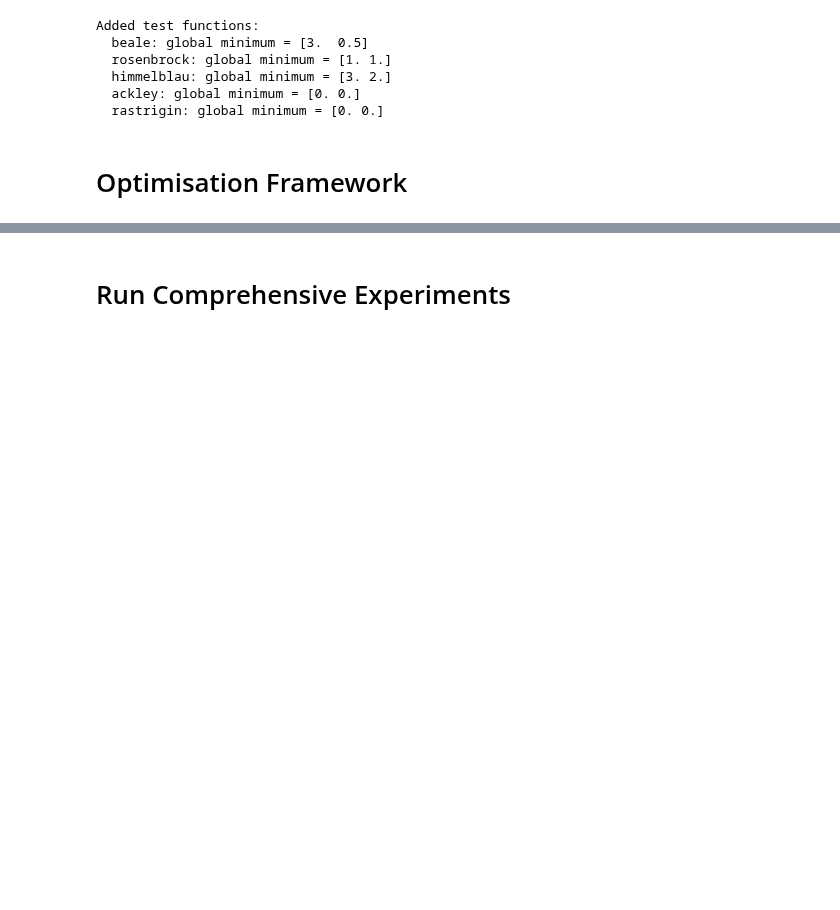
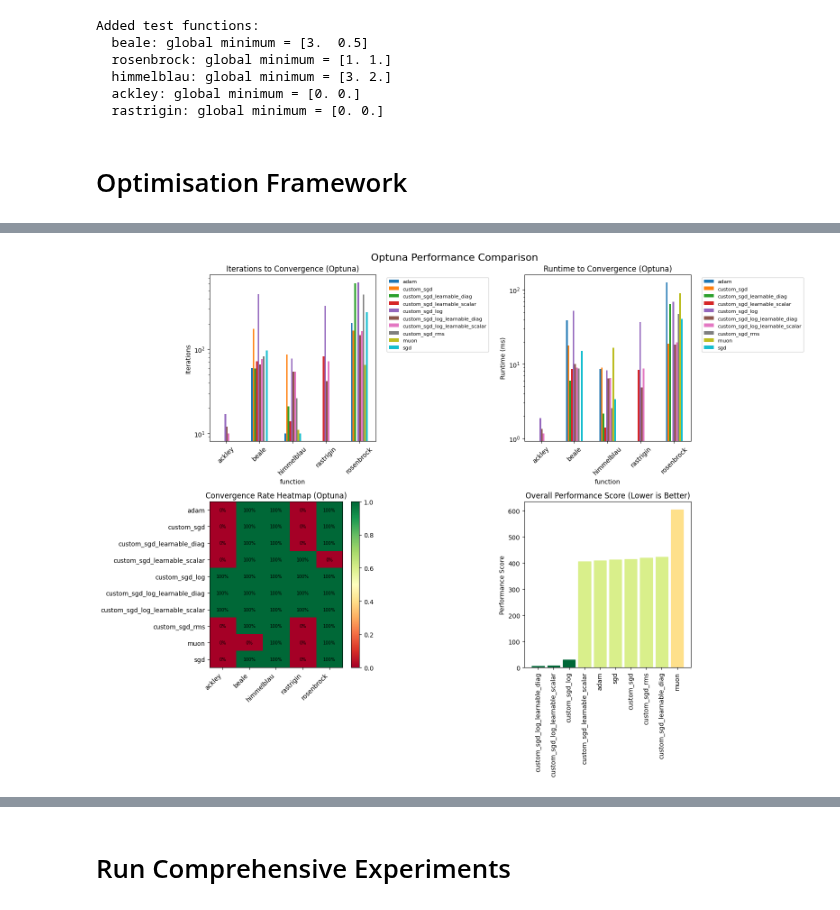
Before and after one commit to Noah-Everett/Induced-Metric-Optimiser, a Jupyter notebook: analysis/small_examples.ipynb, the cells around one changed output, grey strips where cells are left out. Cells and saved outputs as stored; diff of their text form; code cells hidden in the pictures; blank space fills up the shorter version.

```diff
--- a/analysis/small_examples.ipynb
+++ b/analysis/small_examples.ipynb
@@ -247,0 +556,19 @@ def run_optimiser_on_function(optimiser_name: str, optimiser,
+# %%
+# Analyze Optuna results
+optuna_df = analyse_results(optuna_results)
+optuna_best_df = get_best_results(optuna_df)
+
+print("OPTUNA RESULTS SUMMARY:")
+print(f"Total experiments: {len(optuna_df)}")
+print(f"Unique optimizer-function combinations: {len(optuna_best_df)}")
+print(f"Overall convergence rate: {optuna_df['converged'].mean():.2%}")
+
+print("\nConvergence by optimizer:")
+optuna_convergence_by_opt = optuna_df.groupby('optimiser')['converged'].agg(['count', 'sum', 'mean'])
+optuna_convergence_by_opt.columns = ['total_runs', 'converged_runs', 'convergence_rate']
+print(optuna_convergence_by_opt)
+
+print("\nConvergence by function:")
+optuna_convergence_by_func = optuna_df.groupby('function')['converged'].agg(['count', 'sum', 'mean'])
+optuna_convergence_by_func.columns = ['total_runs', 'converged_runs', 'convergence_rate']
+print(optuna_convergence_by_func)
@@ -247,0 +672,72 @@ def run_optimiser_on_function(optimiser_name: str, optimiser,
+# %%
+# Performance comparison: Optuna vs Grid Search results
+fig, axes = plt.subplots(2, 2, figsize=(16, 12))
+fig.suptitle('Optuna Performance Comparison', fontsize=16)
+
+# 1. Iterations to convergence (converged runs only)
+ax = axes[0, 0]
+optuna_converged_best = optuna_best_df[optuna_best_df['converged'] == True]
+if len(optuna_converged_best) > 0:
+    pivot_iterations = optuna_converged_best.pivot(index='function', columns='optimiser', values='iterations')
+    pivot_iterations.plot(kind='bar', ax=ax, rot=45)
+    ax.set_title('Iterations to Convergence (Optuna)')
+    ax.set_ylabel('Iterations')
+    ax.legend(bbox_to_anchor=(1.05, 1), loc='upper left', fontsize=8)
+    ax.set_yscale('log')
+
+# 2. Runtime comparison
+ax = axes[0, 1]
+if len(optuna_converged_best) > 0:
+    pivot_runtime = optuna_converged_best.pivot(index='function', columns='optimiser', values='runtime_ms')
+    pivot_runtime.plot(kind='bar', ax=ax, rot=45)
+    ax.set_title('Runtime to Convergence (Optuna)')
+    ax.set_ylabel('Runtime (ms)')
+    ax.legend(bbox_to_anchor=(1.05, 1), loc='upper left', fontsize=8)
+    ax.set_yscale('log')
+
+# 3. Convergence rate heatmap
+ax = axes[1, 0]
+optuna_convergence_matrix = optuna_df.groupby(['optimiser', 'function'])['converged'].mean().unstack()
+im = ax.imshow(optuna_convergence_matrix.values, cmap='RdYlGn', aspect='auto', vmin=0, vmax=1)
+ax.set_xticks(range(len(optuna_convergence_matrix.columns)))
+ax.set_xticklabels(optuna_convergence_matrix.columns, rotation=45, ha='right')
+ax.set_yticks(range(len(optuna_convergence_matrix.index)))
+ax.set_yticklabels(optuna_convergence_matrix.index)
+ax.set_title('Convergence Rate Heatmap (Optuna)')
+plt.colorbar(im, ax=ax)
+
+# Add text annotations
+for i in range(len(optuna_convergence_matrix.index)):
+    for j in range(len(optuna_convergence_matrix.columns)):
+        text = ax.text(j, i, f'{optuna_convergence_matrix.iloc[i, j]:.0%}',
+                      ha="center", va="center", color="black", fontsize=7)
+
+# 4. Overall performance ranking
+ax = axes[1, 1]
+performance_scores = []
+for optimiser in optuna_best_df['optimiser'].unique():
+    opt_data = optuna_best_df[optuna_best_df['optimiser'] == optimiser]
+    converged_rate = opt_data['converged'].mean()
+    avg_iterations = opt_data[opt_data['converged']]['iterations'].mean() if len(opt_data[opt_data['converged']]) > 0 else 1000
+    avg_runtime = opt_data[opt_data['converged']]['runtime_ms'].mean() if len(opt_data[opt_data['converged']]) > 0 else 1000
+
+    # Performance score combines convergence rate and speed
+    score = (1 - converged_rate) * 1000 + avg_iterations * 0.1 + avg_runtime * 0.01
+    performance_scores.append({'optimiser': optimiser, 'score': score, 'convergence_rate': converged_rate})
+
+performance_df = pd.DataFrame(performance_scores).sort_values('score')
+bars = ax.bar(range(len(performance_df)), performance_df['score'])
+ax.set_xticks(range(len(performance_df)))
+ax.set_xticklabels(performance_df['optimiser'], rotation=90)
+ax.set_title('Overall Performance Score (Lower is Better)')
+ax.set_ylabel('Performance Score')
+
+# Color bars by convergence rate
+colors = plt.cm.RdYlGn(performance_df['convergence_rate'])
+for bar, color in zip(bars, colors):
+    bar.set_color(color)
+
+plt.tight_layout()
+plt.show()
+# %% [output]
+[figure, added]
```
Also changed, not shown: parts of 13 cells of this notebook.
